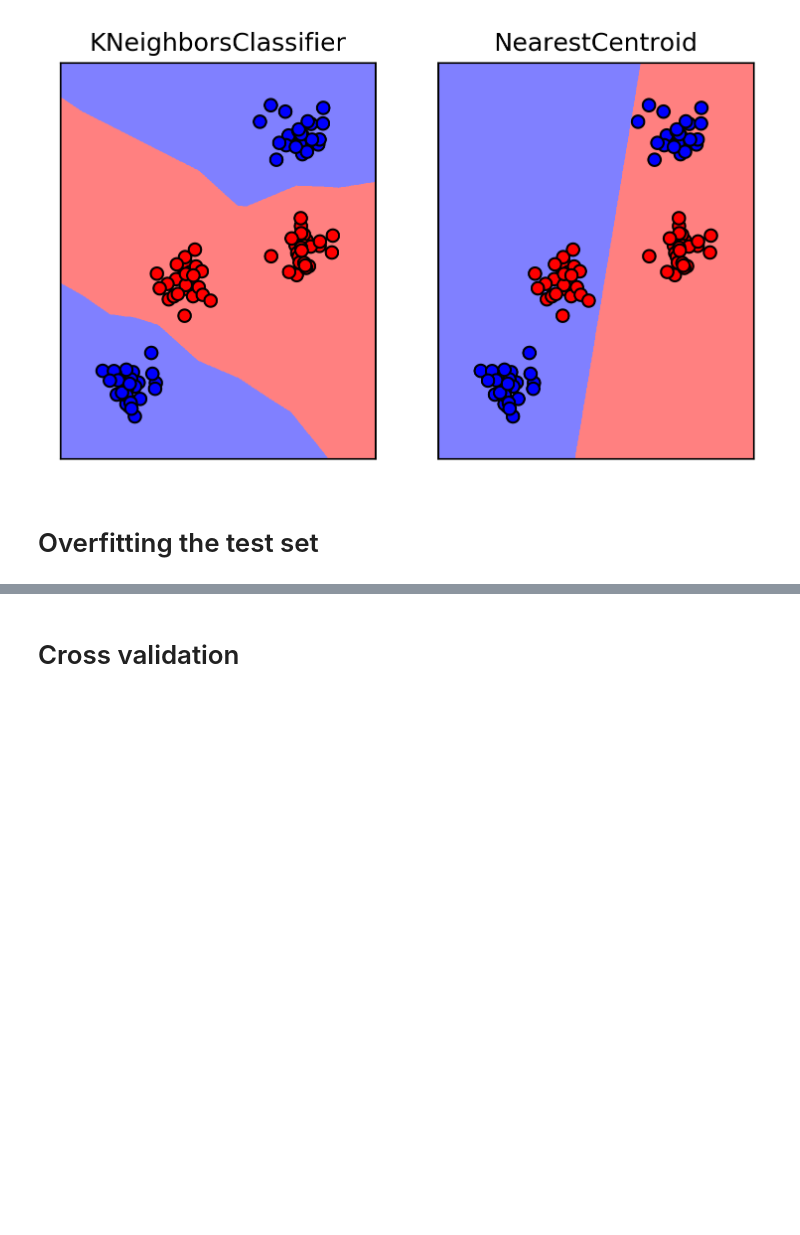
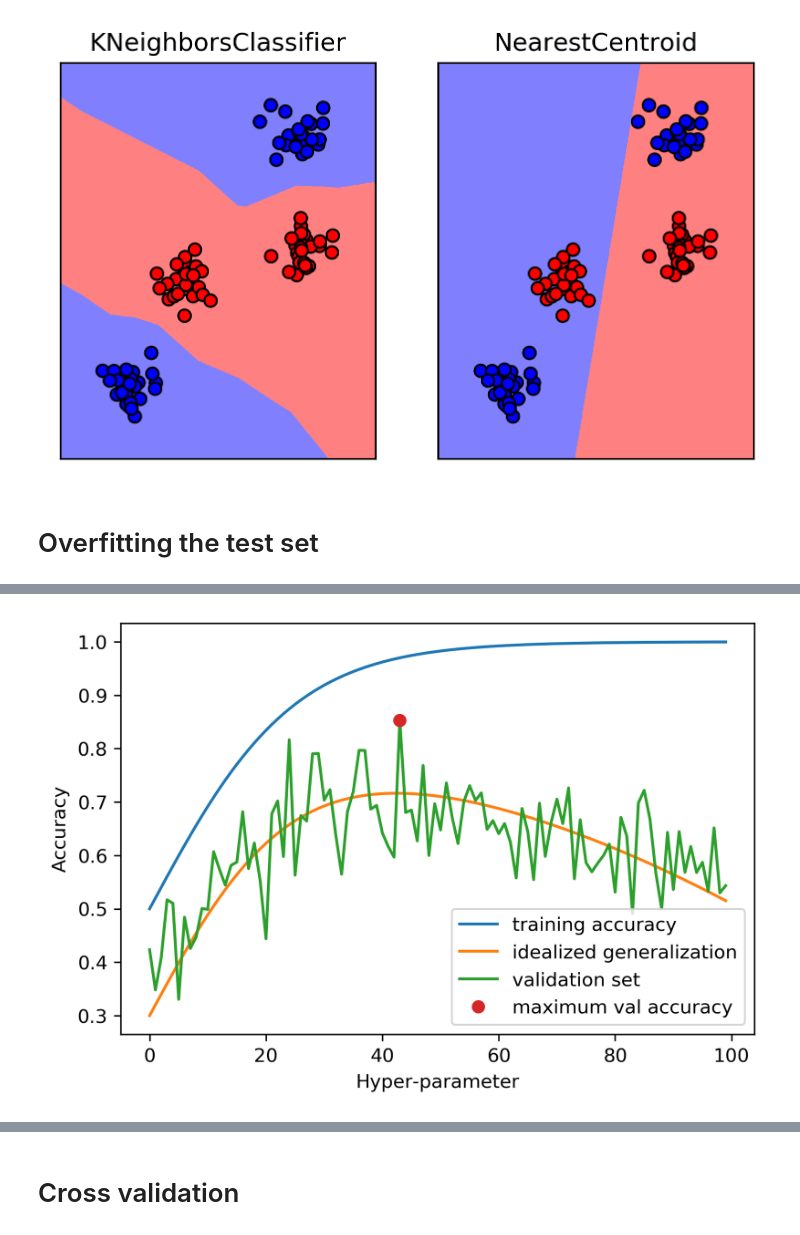
Before and after one commit to amueller/COMS4995-s20, a Jupyter notebook: slides/aml-03-supervised-learning/aml-04-supervised-learning.ipynb, the cells around one changed output, grey strips where cells are left out. Drawn from its saved outputs; the diff is of its cells as text; code cells hidden in the pictures; blank space fills up the shorter version.

```diff
--- a/slides/aml-03-supervised-learning/aml-04-supervised-learning.ipynb
+++ b/slides/aml-03-supervised-learning/aml-04-supervised-learning.ipynb
@@ -273,0 +239,12 @@ test-set score: {knn.score(X_test, y_test):.3f}
+# %%
+plt.plot(train, label='training accuracy')
+plt.plot(gen_true, label="idealized generalization")
+optimum = np.argmax(validation_set)
+plt.plot(validation_set, label="validation set")
+plt.plot([optimum], [validation_set[optimum]], 'o', label="maximum val accuracy")
+plt.ylabel("Accuracy")
+plt.xlabel("Hyper-parameter")
+plt.legend(loc="lower right")
+plt.savefig("images/overfitting_validation_set_3.png")
+# %% [output]
+[figure, added]
```
Also changed, not shown: parts of 16 cells of this notebook.
